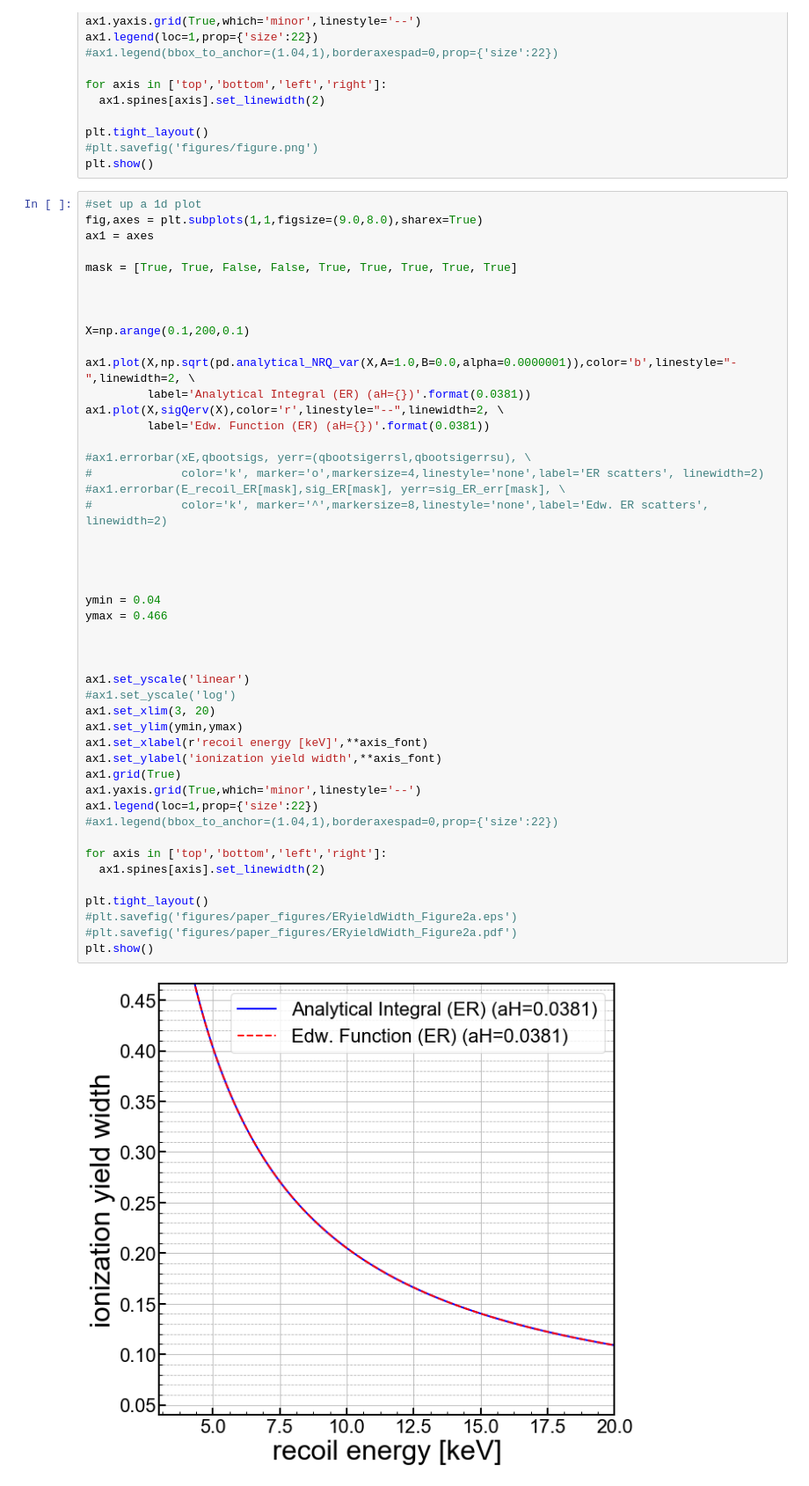
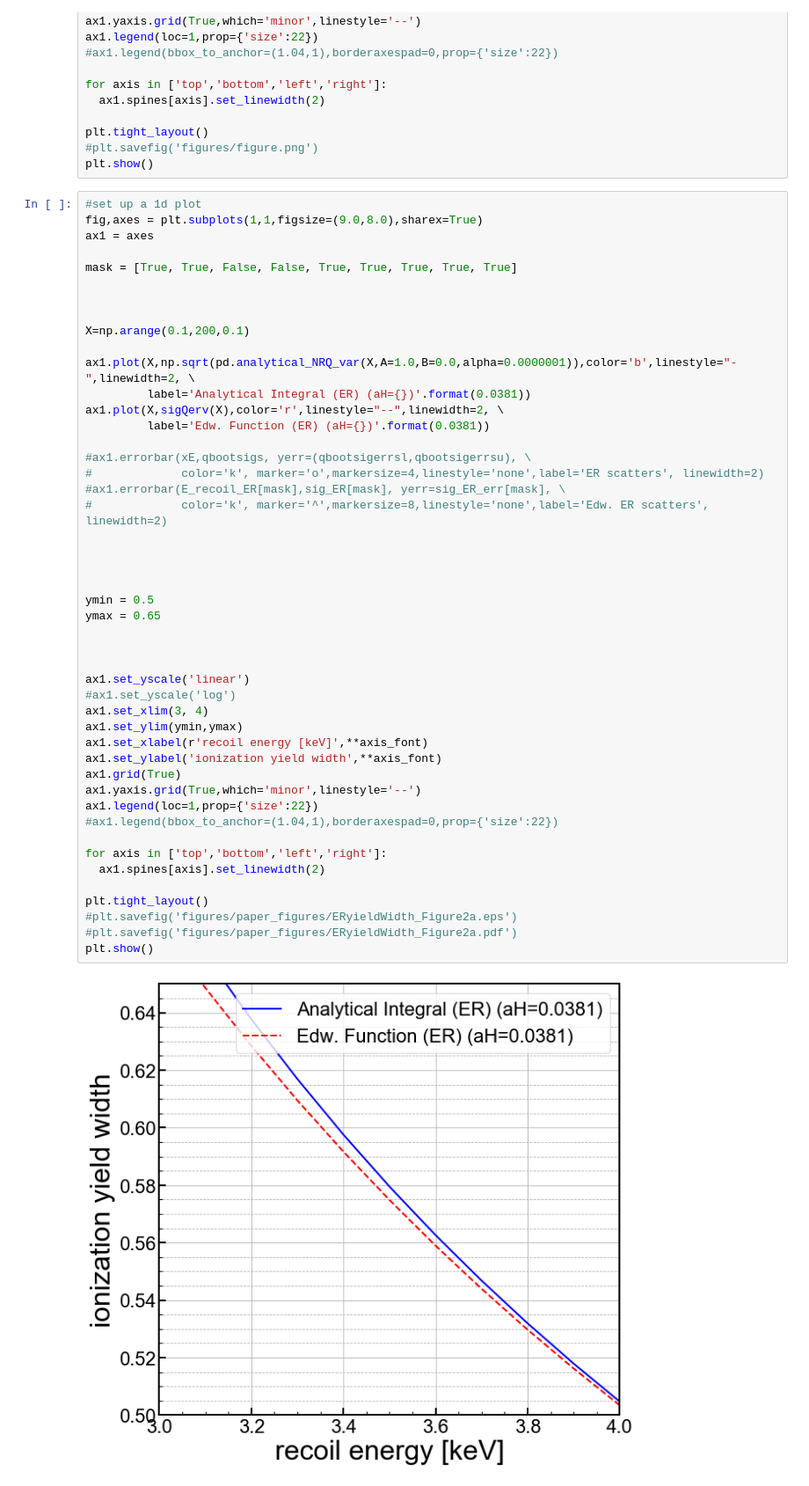
Before and after one commit to villano-lab/nrFano_paper2019, a Jupyter notebook: analysis_notebooks/timing_tests.ipynb, the cells around one changed output. Shown at 88% size. Drawn from its saved outputs; the diff is of its cells as text.

Commit message:
[ANV] updated last plot in timing tests

```diff
--- a/analysis_notebooks/timing_tests.ipynb
+++ b/analysis_notebooks/timing_tests.ipynb
@@ -217,34 +217,34 @@ ax1.plot(X,sigQerv(X),color='r',linestyle="--",linewidth=2, \
 
 #ax1.errorbar(xE,qbootsigs, yerr=(qbootsigerrsl,qbootsigerrsu), \
 #             color='k', marker='o',markersize=4,linestyle='none',label='ER scatters', linewidth=2)
 #ax1.errorbar(E_recoil_ER[mask],sig_ER[mask], yerr=sig_ER_err[mask], \
 #             color='k', marker='^',markersize=8,linestyle='none',label='Edw. ER scatters', linewidth=2)
 
 
 
 
-ymin = 0.04
-ymax = 0.466
+ymin = 0.5
+ymax = 0.65
 
 
 
 ax1.set_yscale('linear')
 #ax1.set_yscale('log')
-ax1.set_xlim(3, 20)
+ax1.set_xlim(3, 4)
 ax1.set_ylim(ymin,ymax)
 ax1.set_xlabel(r'recoil energy [keV]',**axis_font)
 ax1.set_ylabel('ionization yield width',**axis_font)
 ax1.grid(True)
 ax1.yaxis.grid(True,which='minor',linestyle='--')
 ax1.legend(loc=1,prop={'size':22})
 #ax1.legend(bbox_to_anchor=(1.04,1),borderaxespad=0,prop={'size':22})
 
 for axis in ['top','bottom','left','right']:
   ax1.spines[axis].set_linewidth(2)
 
 plt.tight_layout()
 #plt.savefig('figures/paper_figures/ERyieldWidth_Figure2a.eps')
 #plt.savefig('figures/paper_figures/ERyieldWidth_Figure2a.pdf')
 plt.show()
 # %% [output]
-[figure, old version]
+[figure, new version]
```
